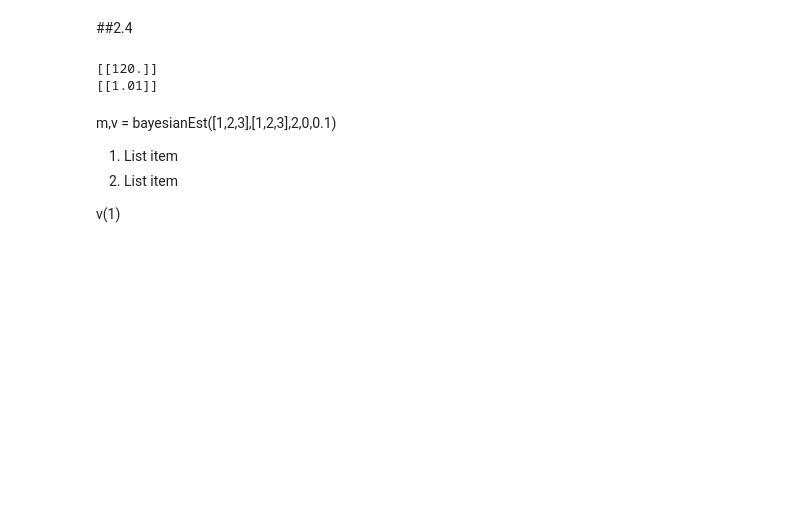
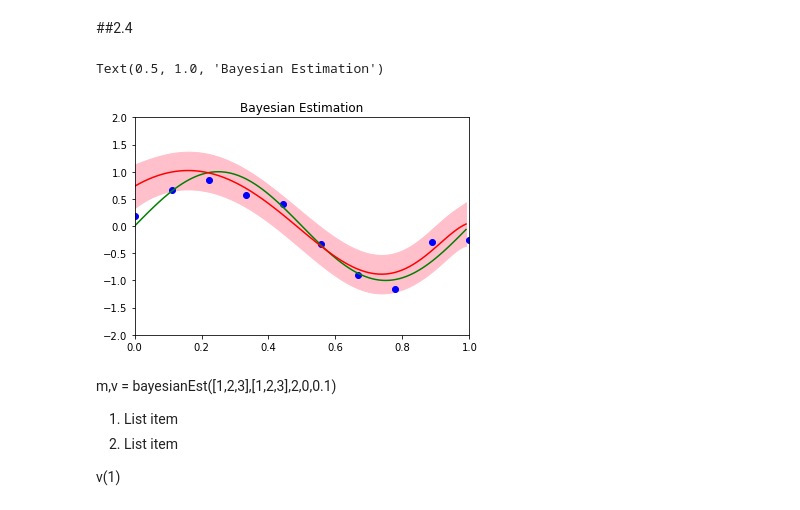
Before and after one commit to NitCoh/NLPAss1, a Jupyter notebook: part1.ipynb, the cells around one changed output. Drawn from its saved outputs; the diff is of its cells as text; code cells hidden in the pictures; blank space fills up the shorter version.

```diff
--- a/part1.ipynb
+++ b/part1.ipynb
@@ -648,12 +807,36 @@ def bayesianEst(x,t,M,alpha,sigma2):
 
   return (mean,variance)
-# %%
-m,v = bayesianEst([1,2,3],[1,2,3],2,0,0.1)
-print(m(1))
-print(v(1))
-# %% [output]
-[[120.]]
-[[1.01]]
+# %%
+x, t = generateDataset(N=10,f=lambda x: math.sin(2*np.pi*x),sigma=math.sqrt(1/11.1))
+m,v = bayesianEst(x,y_train,9,0.005,1/11.1)
+
+x_real = np.arange(0, 1, 0.01)
+y_real = np.sin(2*np.pi*x_real)
+
+
+m = np.vectorize(m)
+v = np.vectorize(v)
+mean = m(x_real)
+#mean = [m(t) for t in x_real]
+variance = v(x_real)
+#variance = [v(t) for t in x_real]
+
+SD = np.sqrt(variance)
+upper = mean + SD
+lower = mean - SD
+
+
+
+plt.plot(x, t, 'bo')
+plt.plot(x_real, y_real, 'g-')
+plt.plot(x_real, mean, 'r-')
+plt.fill_between(x_real, upper, lower, color='pink')
+plt.xlim(0.0, 1.0)
+plt.ylim(-2, 2)
+plt.title('Bayesian Estimation')
+# %% [output]
+Text(0.5, 1.0, 'Bayesian Estimation')
+[figure, added]
 # %% [markdown]
 m,v = bayesianEst([1,2,3],[1,2,3],2,0,0.1)
 
```
Also changed, not shown: parts of 26 cells of this notebook.
